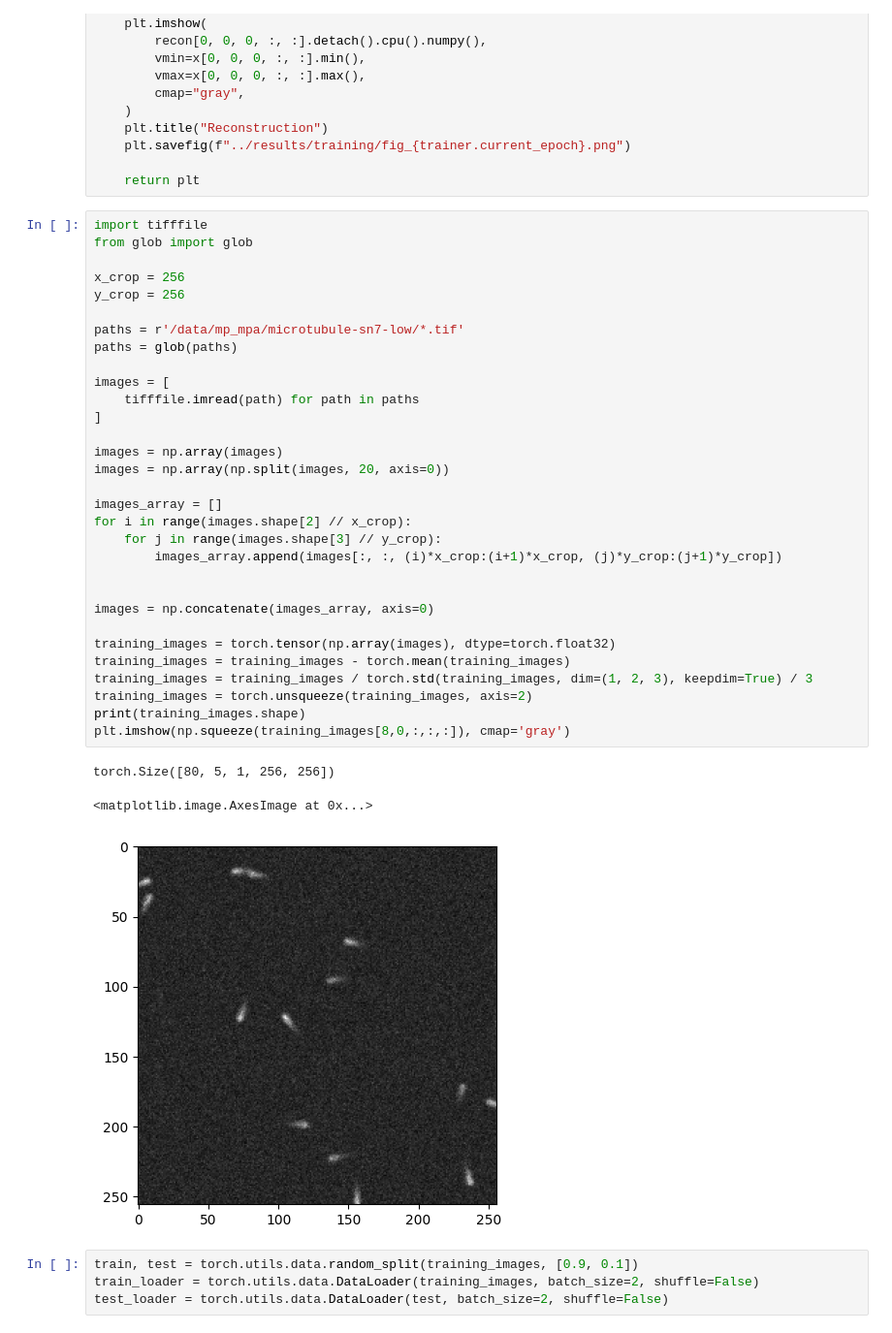
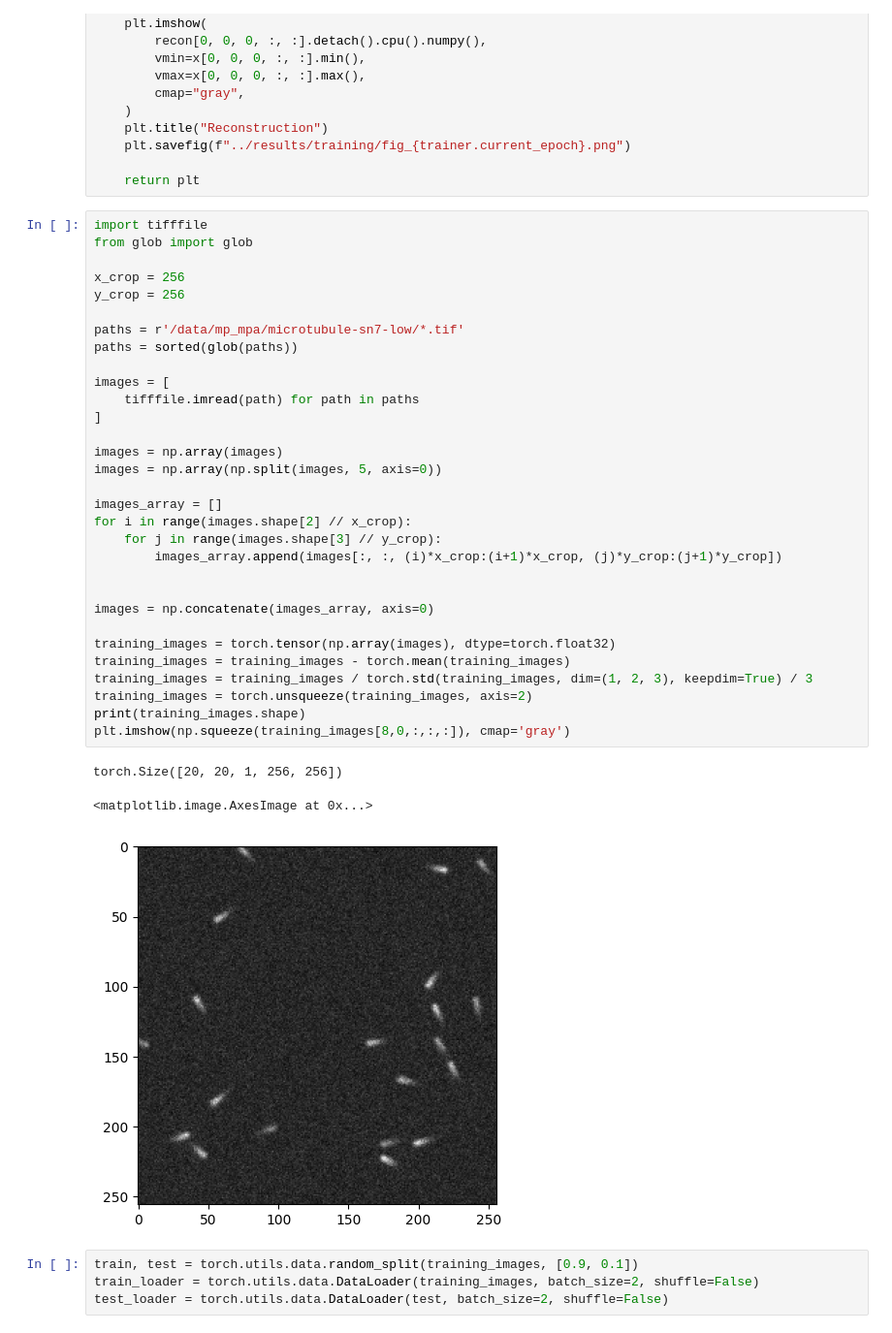
Before and after one commit to GideonJagen/ObjCentricVAE, a Jupyter notebook: test_microtubule.ipynb, the cells around one changed output. Shown at 97% size. Saved outputs shown, nothing was run; the diff lists cells and outputs as text.

```diff
--- a/test_microtubule.ipynb
+++ b/test_microtubule.ipynb
@@ -261,37 +261,37 @@ def plot_training(model, test_loader, presence=True, trainer=''):
 import tifffile
 from glob import glob
 
 x_crop = 256
 y_crop = 256
 
 paths = r'/data/mp_mpa/microtubule-sn7-low/*.tif'
-paths = glob(paths)
+paths = sorted(glob(paths))
 
 images = [
     tifffile.imread(path) for path in paths
 ]
 
 images = np.array(images)
-images = np.array(np.split(images, 20, axis=0))
+images = np.array(np.split(images, 5, axis=0))
 
 images_array = []
 for i in range(images.shape[2] // x_crop):
     for j in range(images.shape[3] // y_crop):
         images_array.append(images[:, :, (i)*x_crop:(i+1)*x_crop, (j)*y_crop:(j+1)*y_crop])
 
 
 images = np.concatenate(images_array, axis=0)
 
 training_images = torch.tensor(np.array(images), dtype=torch.float32)
 training_images = training_images - torch.mean(training_images)
 training_images = training_images / torch.std(training_images, dim=(1, 2, 3), keepdim=True) / 3
 training_images = torch.unsqueeze(training_images, axis=2)
 print(training_images.shape)
 plt.imshow(np.squeeze(training_images[8,0,:,:,:]), cmap='gray')
 # %% [output]
-torch.Size([80, 5, 1, 256, 256])
+torch.Size([20, 20, 1, 256, 256])
 <matplotlib.image.AxesImage at 0x...>
-[figure, old version]
+[figure, new version]
 # %%
 train, test = torch.utils.data.random_split(training_images, [0.9, 0.1])
 train_loader = torch.utils.data.DataLoader(training_images, batch_size=2, shuffle=False)
```
Also changed, not shown: parts of 7 cells of this notebook, 12 other files.
